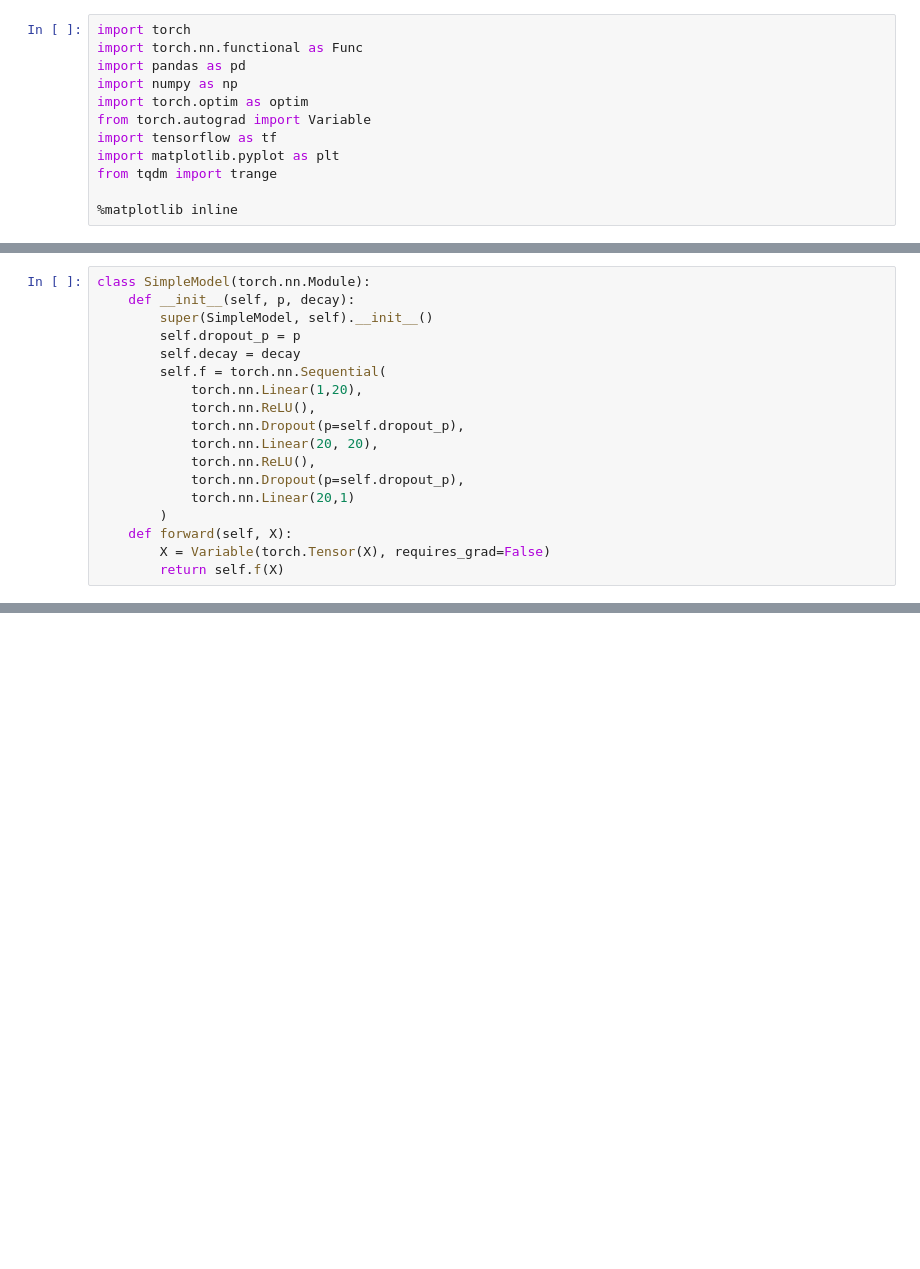
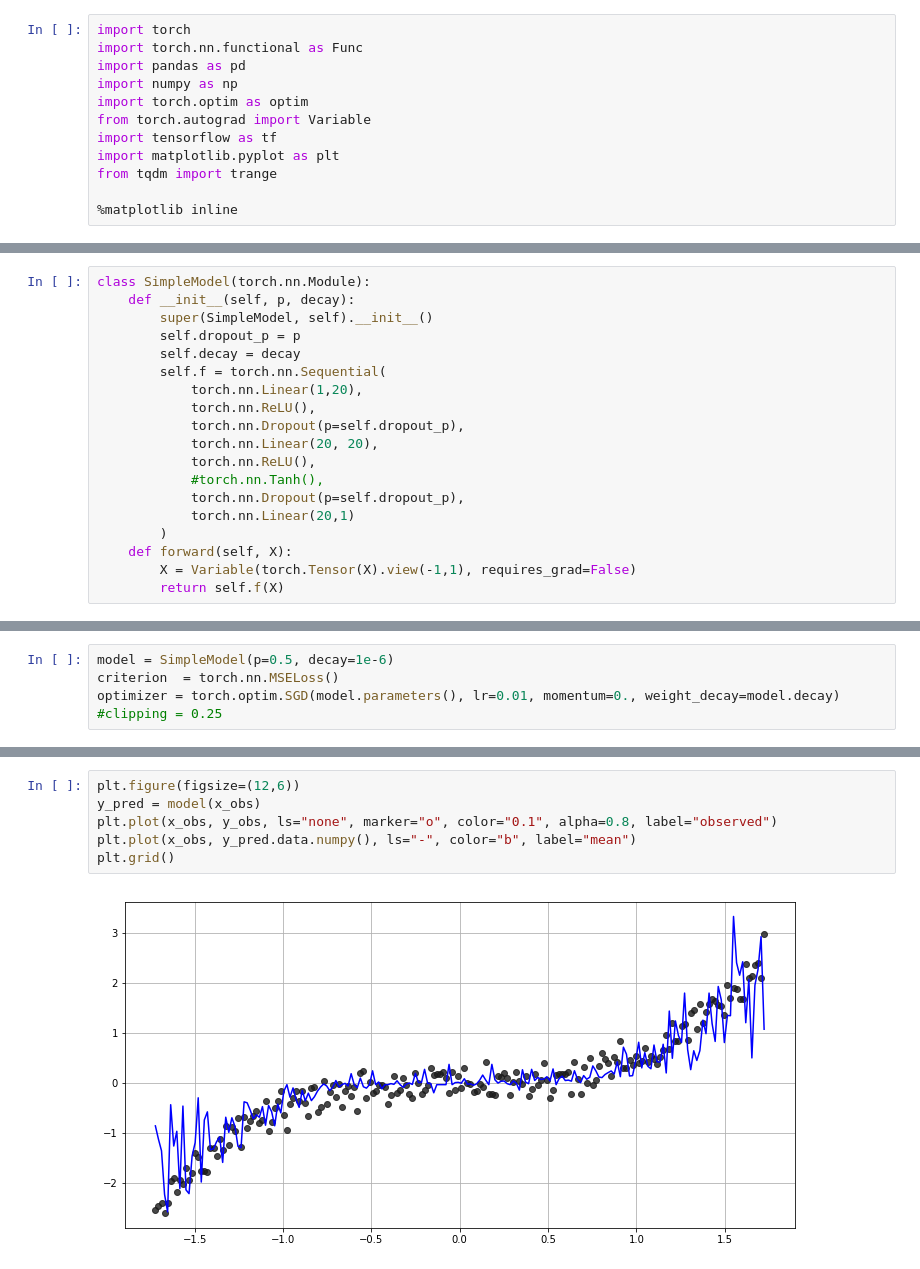
Before and after one commit to rsilveira79/bayesian_notebooks, a Jupyter notebook: uncertainty_notebooks/uncertainty_mc_dropout.ipynb, the cells around one changed output, grey strips where cells are left out. Cells and saved outputs as stored; diff of their text form; blank space fills up the shorter version.

```diff
--- a/uncertainty_notebooks/uncertainty_mc_dropout.ipynb
+++ b/uncertainty_notebooks/uncertainty_mc_dropout.ipynb
@@ -22,10 +24,11 @@ class SimpleModel(torch.nn.Module):
             torch.nn.Dropout(p=self.dropout_p),
             torch.nn.Linear(20, 20),
             torch.nn.ReLU(),
+            #torch.nn.Tanh(),
             torch.nn.Dropout(p=self.dropout_p),
             torch.nn.Linear(20,1)
         )
     def forward(self, X):
-        X = Variable(torch.Tensor(X), requires_grad=False)
+        X = Variable(torch.Tensor(X).view(-1,1), requires_grad=False)
         return self.f(X)
 # %%
@@ -78,0 +67,5 @@ model = SimpleModel(p=0.1, decay=1e-6)
+# %%
+model = SimpleModel(p=0.5, decay=1e-6)
+criterion  = torch.nn.MSELoss()
+optimizer = torch.optim.SGD(model.parameters(), lr=0.01, momentum=0., weight_decay=model.decay)
+#clipping = 0.25
@@ -78,0 +95,8 @@ model = SimpleModel(p=0.1, decay=1e-6)
+# %%
+plt.figure(figsize=(12,6))
+y_pred = model(x_obs)
+plt.plot(x_obs, y_obs, ls="none", marker="o", color="0.1", alpha=0.8, label="observed")
+plt.plot(x_obs, y_pred.data.numpy(), ls="-", color="b", label="mean")
+plt.grid()
+# %% [output]
+[figure, added]
```
Also changed, not shown: parts of 17 cells of this notebook.
